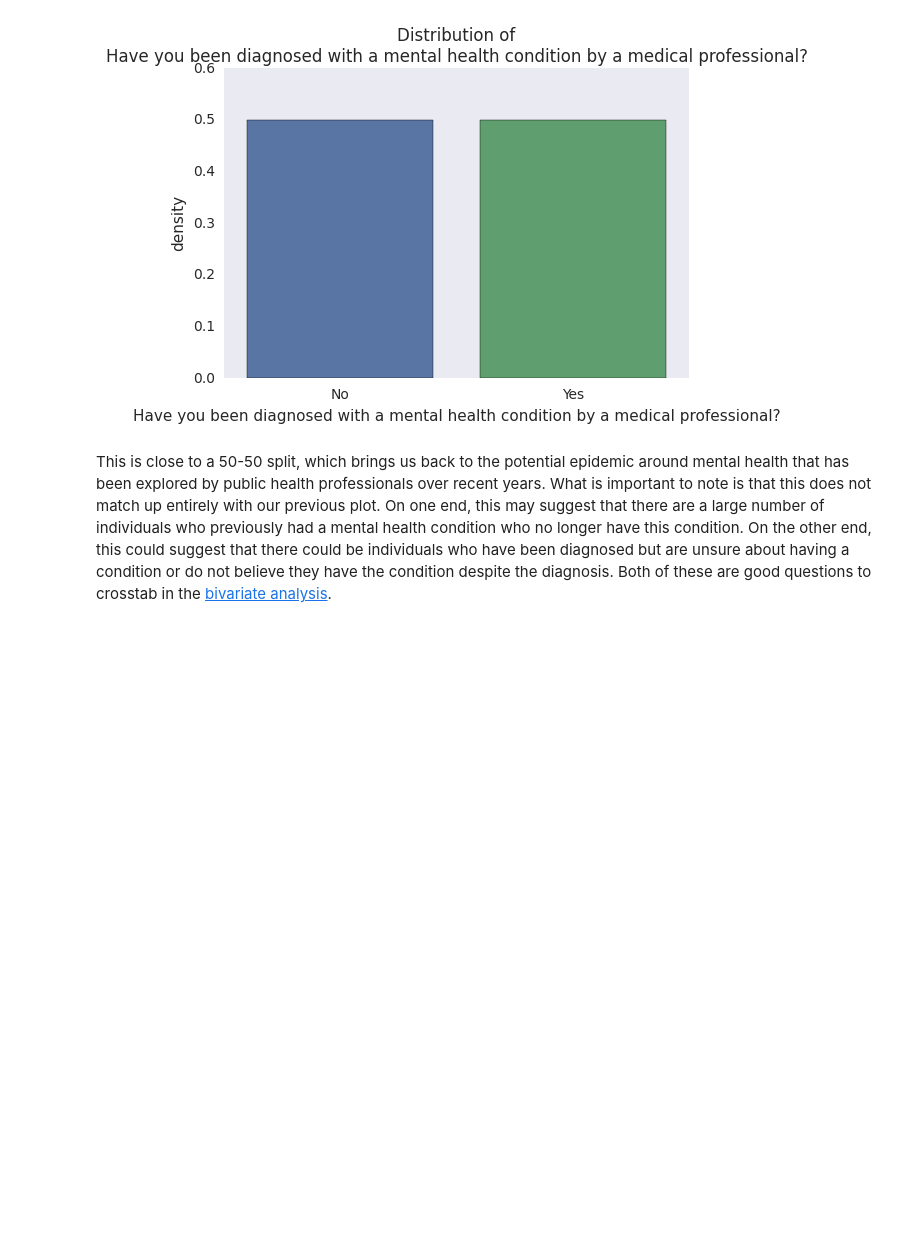
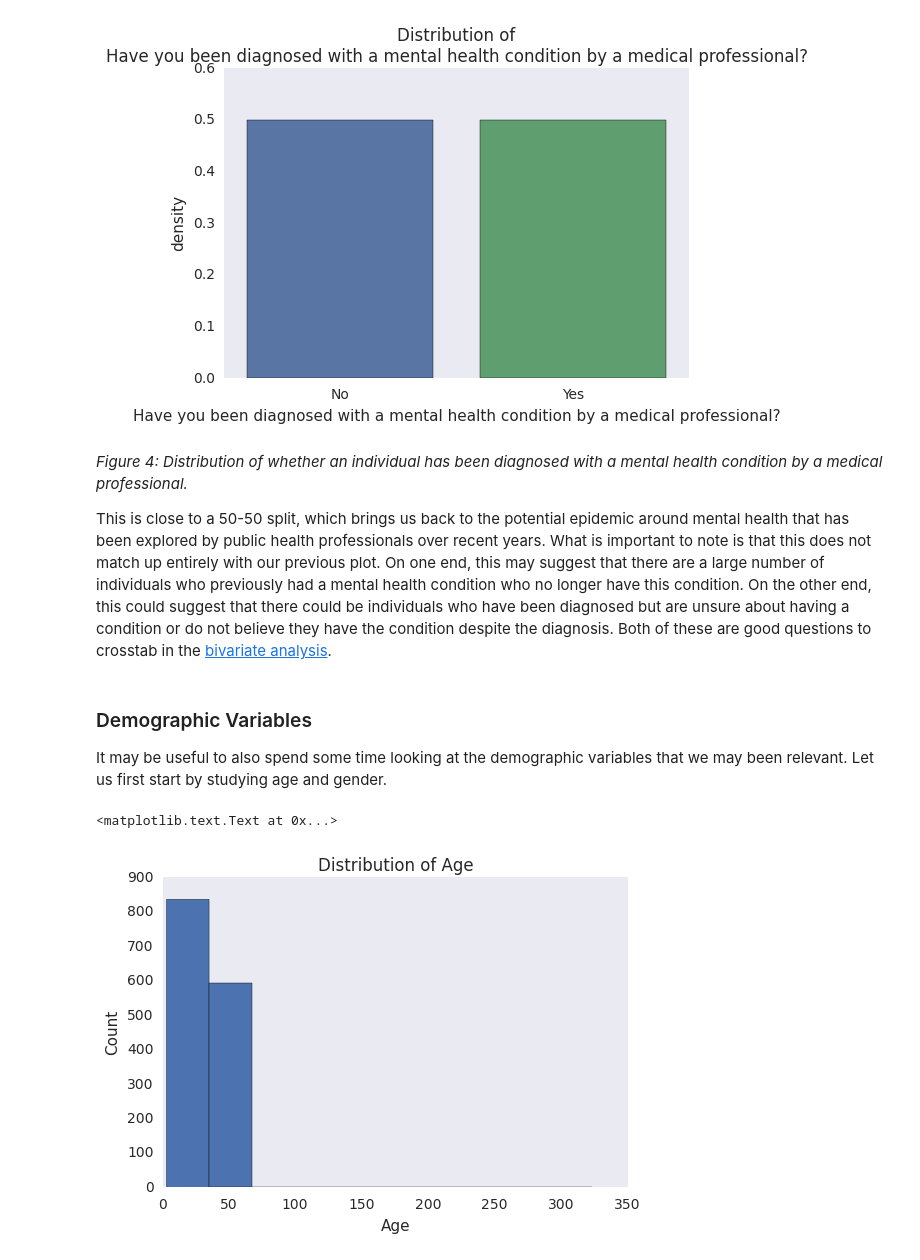
Before and after one commit to PLBMR/mentalHealthDataAnalysis, a Jupyter notebook: osmiMentalHealthInTech/analysis/exploratoryDataAnalysis.ipynb, the cells around one changed output. Cells and saved outputs as stored; diff of their text form; code cells hidden in the pictures; blank space fills up the shorter version.

```diff
--- a/osmiMentalHealthInTech/analysis/exploratoryDataAnalysis.ipynb
+++ b/osmiMentalHealthInTech/analysis/exploratoryDataAnalysis.ipynb
@@ -146,4 +151,18 @@ buildBarplot("Have you been diagnosed with a mental health condition by a medica
 # %% [output]
 [figure]
 # %% [markdown]
+_Figure 4: Distribution of whether an individual has been diagnosed with a mental health condition by a medical professional._
+
 This is close to a 50-50 split, which brings us back to the potential epidemic around mental health that has been explored by public health professionals over recent years. What is important to note is that this does not match up entirely with our previous plot. On one end, this may suggest that there are a large number of individuals who previously had a mental health condition who no longer have this condition. On the other end, this could suggest that there could be individuals who have been diagnosed but are unsure about having a condition or do not believe they have the condition despite the diagnosis. Both of these are good questions to crosstab in the [bivariate analysis](#bivariateAnalysis).
+# %% [markdown]
+### Demographic Variables
+
+It may be useful to also spend some time looking at the demographic variables that we may been relevant. Let us first start by studying age and gender.
+# %%
+plt.hist(responseFrame["What is your age?"])
+plt.xlabel("Age")
+plt.ylabel("Count")
+plt.title("Distribution of Age")
+# %% [output]
+<matplotlib.text.Text at 0x...>
+[figure, added]
```
Also changed, not shown: parts of 10 cells of this notebook, 2 other files.
